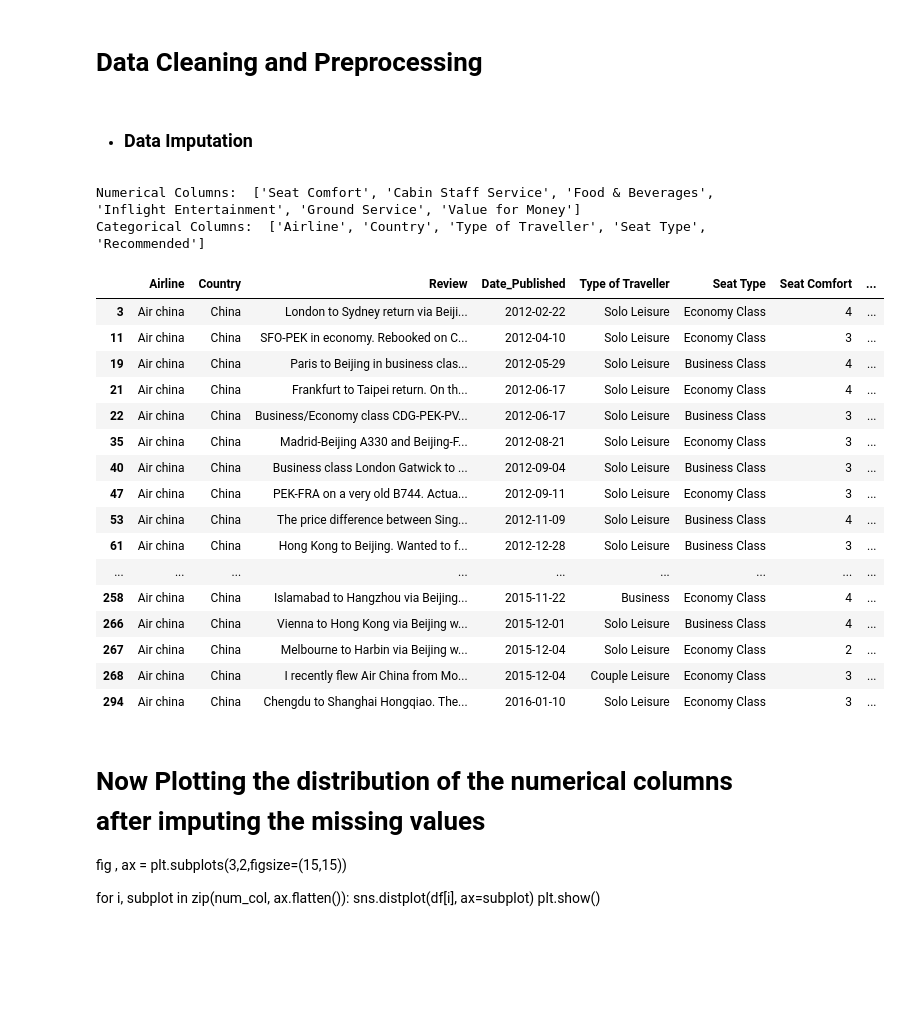
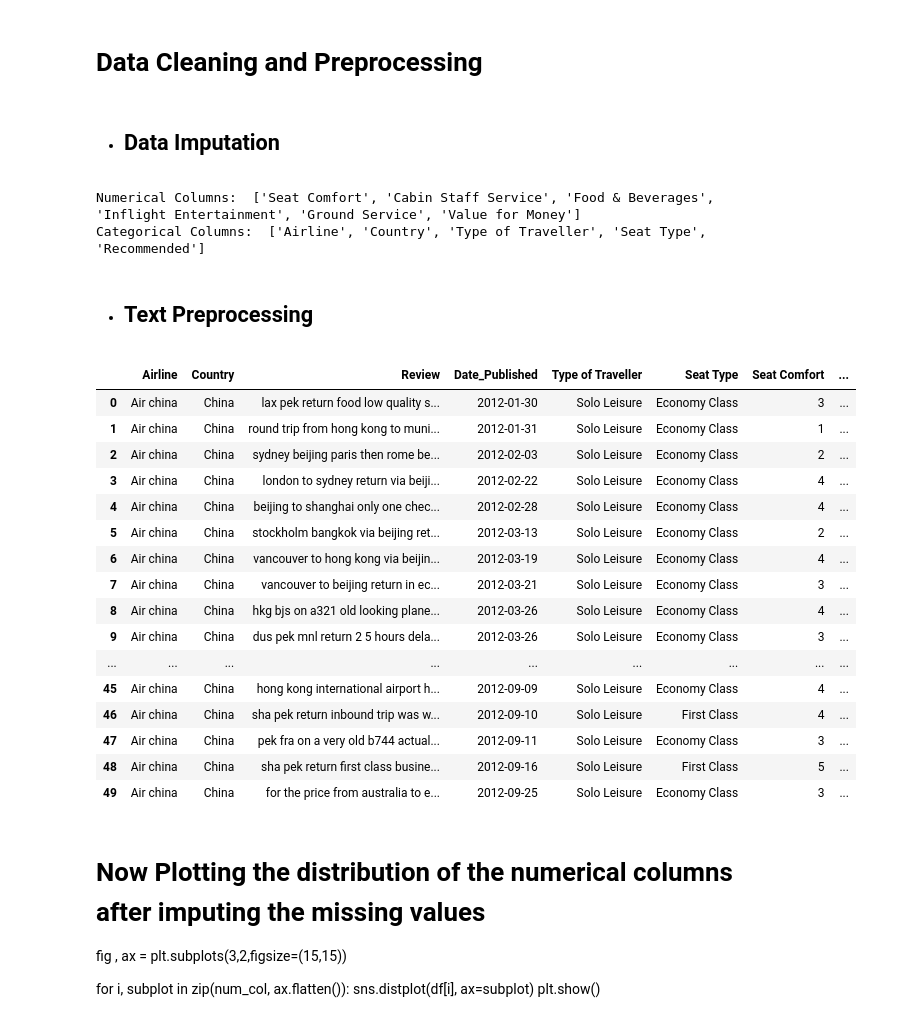
Before and after one commit to 1422-samu/Airline-Review-Sentiment-Analysis, a Jupyter notebook: Airline Data Preparation.ipynb, the cells around one changed output. Cells and saved outputs as stored; diff of their text form; code cells hidden in the pictures; blank space fills up the shorter version.

```diff
--- a/Airline Data Preparation.ipynb
+++ b/Airline Data Preparation.ipynb
@@ -90,7 +91,7 @@ dtype: int64
 # %% [markdown]
 # Data Cleaning and Preprocessing
 # %% [markdown]
-* ### Data Imputation
+* ## Data Imputation
 # %%
 # Separating the numerical and categorical columns
 num_col = df.select_dtypes(include=np.number).columns.tolist()
@@ -135,9 +136,8 @@ def cleanse_data(df):
 
     df[cat_col] = df[cat_col].astype('category')
 
-    # Creating a new Column Overall Rating by taking the mean of all the ratings given by the user upto 2 decimal places
+    # Cleaning the Route column
 
-    df['Overall_Rating'] = df[num_col].mean(axis=1).round().astype('float32')
     df['Route'] = df['Route'].apply(lambda x: x.split('via')[0].strip() if 'via' in x else x.strip())
 
     # Dropping the record where the route is Melbourne, Chennai and Zurich
@@ -183,6 +183,10 @@ def cleanse_data(df):
 
     df.reset_index(drop=True,inplace=True)
 
+    df['Sentiment'] = df['Recommended'].map({1:'Positive',0:'Negative'})
+
     return df
 
 df = cleanse_data(df)
+# %% [markdown]
+* ## Text Preprocessing
@@ -189,23 +270,23 @@ df = cleanse_data(df)
 # %%
-df[df['Overall_Rating'] == 3.0].head(50)
+df.head(50)
 # %% [output]
 |  | Airline | Country | Review | Date_Published | Type of Traveller | Seat Type | Seat Comfort | ... |
-| 3 | Air china | China | London to Sydney return via Beiji... | 2012-02-22 | Solo Leisure | Economy Class | 4 | ... |
-| 11 | Air china | China | SFO-PEK in economy. Rebooked on C... | 2012-04-10 | Solo Leisure | Economy Class | 3 | ... |
-| 19 | Air china | China | Paris to Beijing in business clas... | 2012-05-29 | Solo Leisure | Business Class | 4 | ... |
-| 21 | Air china | China | Frankfurt to Taipei return. On th... | 2012-06-17 | Solo Leisure | Economy Class | 4 | ... |
-| 22 | Air china | China | Business/Economy class CDG-PEK-PV... | 2012-06-17 | Solo Leisure | Business Class | 3 | ... |
-| 35 | Air china | China | Madrid-Beijing A330 and Beijing-F... | 2012-08-21 | Solo Leisure | Economy Class | 3 | ... |
-| 40 | Air china | China | Business class London Gatwick to ... | 2012-09-04 | Solo Leisure | Business Class | 3 | ... |
-| 47 | Air china | China | PEK-FRA on a very old B744. Actua... | 2012-09-11 | Solo Leisure | Economy Class | 3 | ... |
-| 53 | Air china | China | The price difference between Sing... | 2012-11-09 | Solo Leisure | Business Class | 4 | ... |
-| 61 | Air china | China | Hong Kong to Beijing. Wanted to f... | 2012-12-28 | Solo Leisure | Business Class | 3 | ... |
+| 0 | Air china | China | lax pek return food low quality s... | 2012-01-30 | Solo Leisure | Economy Class | 3 | ... |
+| 1 | Air china | China | round trip from hong kong to muni... | 2012-01-31 | Solo Leisure | Economy Class | 1 | ... |
+| 2 | Air china | China | sydney beijing paris then rome be... | 2012-02-03 | Solo Leisure | Economy Class | 2 | ... |
+| 3 | Air china | China | london to sydney return via beiji... | 2012-02-22 | Solo Leisure | Economy Class | 4 | ... |
+| 4 | Air china | China | beijing to shanghai only one chec... | 2012-02-28 | Solo Leisure | Economy Class | 4 | ... |
+| 5 | Air china | China | stockholm bangkok via beijing ret... | 2012-03-13 | Solo Leisure | Economy Class | 2 | ... |
+| 6 | Air china | China | vancouver to hong kong via beijin... | 2012-03-19 | Solo Leisure | Economy Class | 4 | ... |
+| 7 | Air china | China | vancouver to beijing return in ec... | 2012-03-21 | Solo Leisure | Economy Class | 3 | ... |
+| 8 | Air china | China | hkg bjs on a321 old looking plane... | 2012-03-26 | Solo Leisure | Economy Class | 4 | ... |
+| 9 | Air china | China | dus pek mnl return 2 5 hours dela... | 2012-03-26 | Solo Leisure | Economy Class | 3 | ... |
 | ... | ... | ... | ... | ... | ... | ... | ... | ... |
-| 258 | Air china | China | Islamabad to Hangzhou via Beijing... | 2015-11-22 | Business | Economy Class | 4 | ... |
-| 266 | Air china | China | Vienna to Hong Kong via Beijing w... | 2015-12-01 | Solo Leisure | Business Class | 4 | ... |
-| 267 | Air china | China | Melbourne to Harbin via Beijing w... | 2015-12-04 | Solo Leisure | Economy Class | 2 | ... |
-| 268 | Air china | China | I recently flew Air China from Mo... | 2015-12-04 | Couple Leisure | Economy Class | 3 | ... |
-| 294 | Air china | China | Chengdu to Shanghai Hongqiao. The... | 2016-01-10 | Solo Leisure | Economy Class | 3 | ... |
+| 45 | Air china | China | hong kong international airport h... | 2012-09-09 | Solo Leisure | Economy Class | 4 | ... |
+| 46 | Air china | China | sha pek return inbound trip was w... | 2012-09-10 | Solo Leisure | First Class | 4 | ... |
+| 47 | Air china | China | pek fra on a very old b744 actual... | 2012-09-11 | Solo Leisure | Economy Class | 3 | ... |
+| 48 | Air china | China | sha pek return first class busine... | 2012-09-16 | Solo Leisure | First Class | 5 | ... |
+| 49 | Air china | China | for the price from australia to e... | 2012-09-25 | Solo Leisure | Economy Class | 3 | ... |
 # %% [markdown]
 # Now Plotting the distribution of the numerical columns after imputing the missing values
 
```
Also changed, not shown: parts of 2 cells of this notebook, 2 other files.
